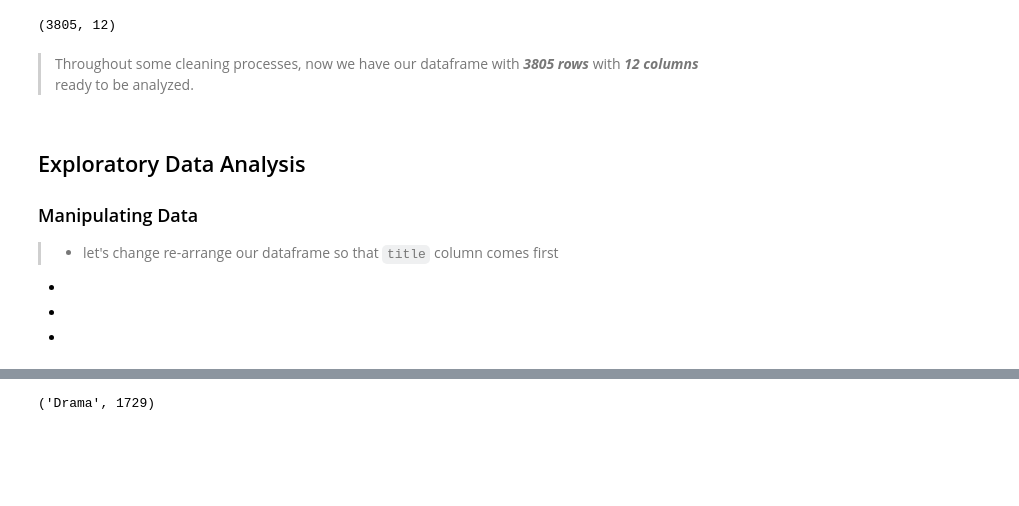
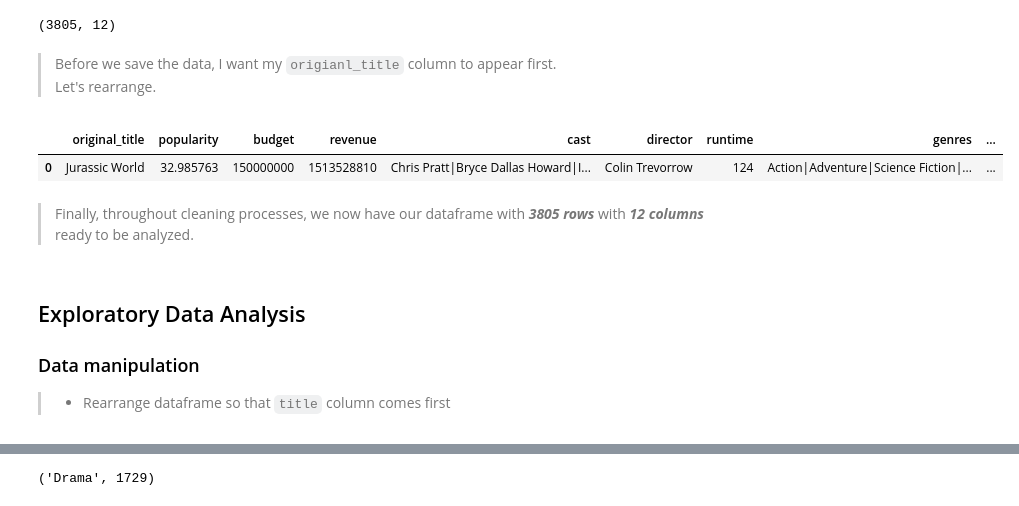
Before and after one commit to Steve-Choi/DAND, a Jupyter notebook: tmdb_project.ipynb, the cells around one changed output, grey strips where cells are left out. Drawn from its saved outputs; the diff is of its cells as text; code cells hidden in the pictures; blank space fills up the shorter version.

Commit message:
Updated "Cleaning Data"

```diff
--- a/tmdb_project.ipynb
+++ b/tmdb_project.ipynb
@@ -234,21 +234,35 @@ df.drop_duplicates(inplace=True)
 df.shape
 # %% [output]
 (3805, 12)
+# %% [markdown]
+> Before we save the data, I want my `origianl_title` column to appear first.<br>
+Let's rearrange.
+# %%
+#
+col_order = df.columns.tolist()
+col_order.remove('original_title')
+col_order = ['original_title'] + col_order
+
+# rearrange the dataframe
+df = df[col_order]
+
+# Check
+df.head(1)
+# %% [output]
+|  | original_title | popularity | budget | revenue | cast | director | runtime | genres | ... |
+| 0 | Jurassic World | 32.985763 | 150000000 | 1513528810 | Chris Pratt|Bryce Dallas Howard|I... | Colin Trevorrow | 124 | Action|Adventure|Science Fiction|... | ... |
 # %%
 # save
 df.to_csv('tmdb-movies-clean.csv', index=False)
 # %% [markdown]
-> Throughout some cleaning processes, now we have our dataframe with ***3805 rows*** with ***12 columns*** ready to be analyzed.
+> Finally, throughout cleaning processes, we now have our dataframe with ***3805 rows*** with ***12 columns*** ready to be analyzed.
 # %% [markdown]
 <a name='explore'></a>
 ## Exploratory Data Analysis
 
-<a name='filter'></a>
-### Manipulating Data
-> - let's change re-arrange our dataframe so that `title` column comes first
--
--
--
+<a name='prep'></a>
+### Data manipulation
+> - Rearrange dataframe so that `title` column comes first
 # %%
 # load data
 df = pd.read_csv('tmdb-movies-clean.csv')
```
Also changed, not shown: parts of 1 cell of this notebook, 1 other file.
